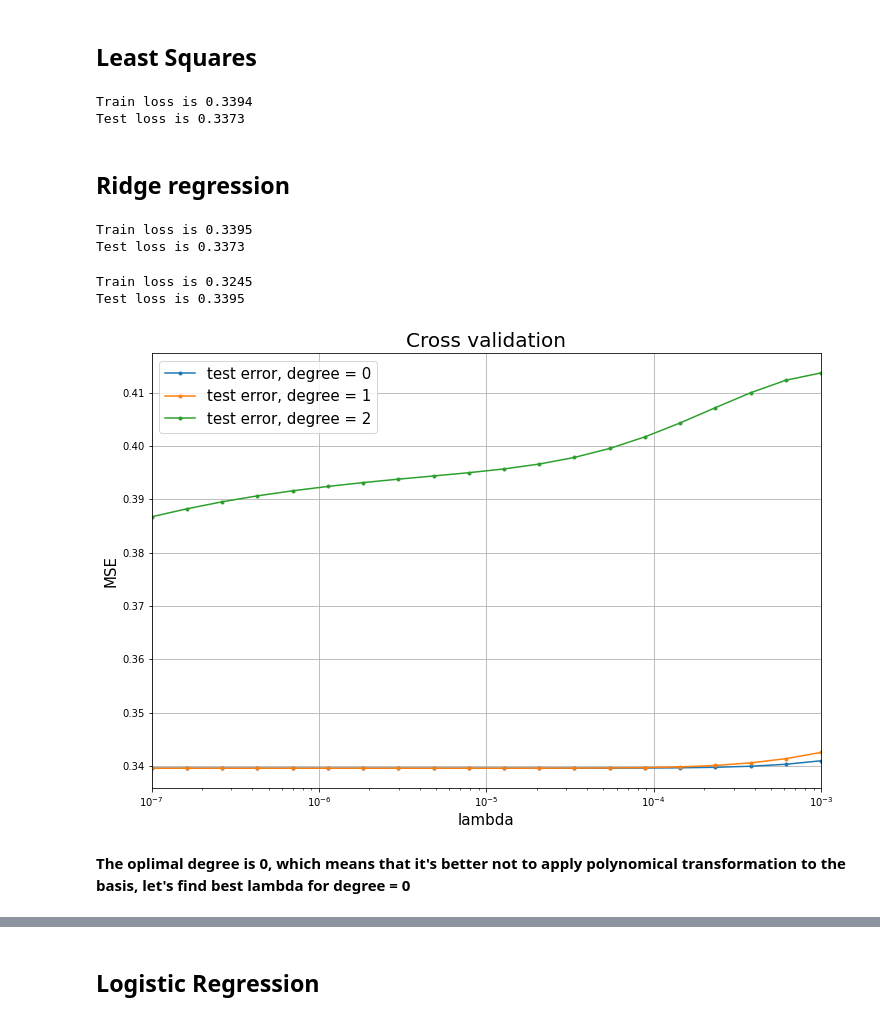
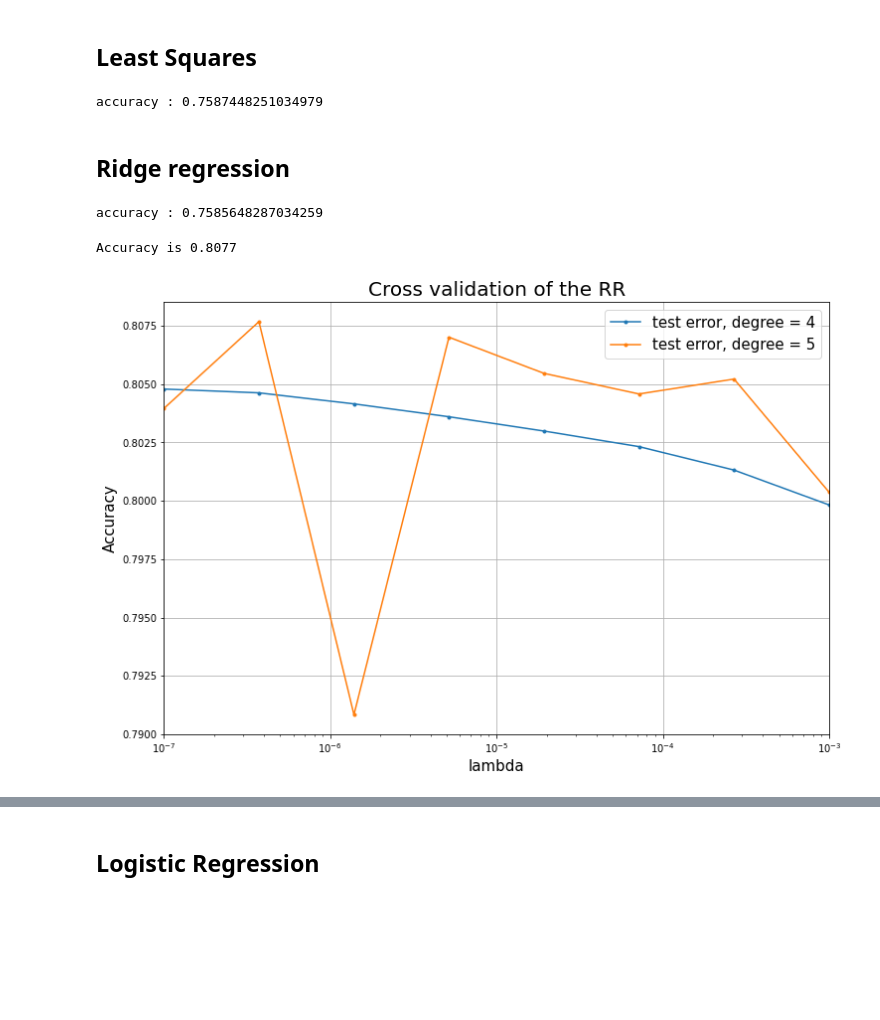
Before and after one commit to SonyaBlinova/ml-project-1-SES, a Jupyter notebook: project1.ipynb, the cells around one changed output, grey strips where cells are left out. Saved outputs shown, nothing was run; the diff lists cells and outputs as text; code cells hidden in the pictures; blank space fills up the shorter version.

```diff
--- a/project1.ipynb
+++ b/project1.ipynb
@@ -32,0 +84,13 @@ shape y : (250000,), shape x : (250000, 31)
+# %%
+jet_groups, jet_labels, del_columns = preproccess(input_data, labels)
+# %%
+means = []
+stds = []
+for i, (jet_group, jet_label) in enumerate(zip(jet_groups, jet_labels)):
+    jet_group, mean_x, std_x = standardize(jet_group)
+    means.append(mean_x)
+    stds.append(std_x)
+    jet_label, jet_group = build_model_data(jet_group, jet_label)
+    jet_groups[i] = jet_group
+    jet_labels[i] = jet_label
+    print(f'jet : {i+1}, shape y : {jet_label.shape}, shape x : {jet_group.shape}')
@@ -162,35 +258,36 @@ Test loss is 4.6449
 # %% [markdown]
 ## Least Squares
-# %%
-w, loss = least_squares(y, tx)
-test_loss = compute_mse(y_test, x_test, w)
-print("Train loss is {:.4f}".format(loss))
-print("Test loss is {:.4f}".format(test_loss))
-# %% [output]
-Train loss is 0.3394
-Test loss is 0.3373
+# %%
+y_preds = []
+for i in range(4):
+    w, loss = least_squares(y_trains[i], x_trains[i])
+
+    y_pred = predict_labels(w, x_tests[i])
+    y_preds.append(y_pred)
+
+print("accuracy :", accuracy(np.array(np.concatenate(y_preds)), np.array(np.concatenate(y_tests))))
+# %% [output]
+accuracy : 0.7587448251034979
 # %% [markdown]
 ## Ridge regression
-# %%
-w, loss = ridge_regression(y, tx, lambda_=1e-4)
-test_loss = compute_mse(y_test, x_test, w)
-print("Train loss is {:.4f}".format(loss))
-print("Test loss is {:.4f}".format(test_loss))
-# %% [output]
-Train loss is 0.3395
-Test loss is 0.3373
+# %%
+y_preds = []
+for i in range(4):
+    w, loss = ridge_regression(y_trains[i], x_trains[i], lambda_=1e-4)
+    y_pred = predict_labels(w, x_tests[i])
+    y_preds.append(y_pred)
+print("accuracy :", accuracy(np.array(np.concatenate(y_preds)), np.array(np.concatenate(y_tests))))
+# %% [output]
+accuracy : 0.7585648287034259
 # %%
 # parameters setting
 type_ = 'RR'
-bd_left = -5
-bd_right = -2
+bd_left = -7
+bd_right = -3
 # grid for hyperparameters
-lambdas = np.logspace(bd_left, bd_right, 20)
-degrees = np.arange(3)
-cross_validation_demo(type_=type_, y=y, tx=tx, bd_left=bd_left, bd_right=bd_right, lambdas=lambdas, degrees=degrees, seed=seed)
+lambdas = np.logspace(bd_left, bd_right, 8)
+degrees = np.arange(4, 6)
+cross_validation_demo(type_=type_, y=jet_labels, tx=jet_groups, bd_left=bd_left, bd_right=bd_right, lambdas=lambdas, degrees=degrees, seed=seed)
 # %% [output]
-Train loss is 0.3245
-Test loss is 0.3395
+Accuracy is 0.8077
-[figure, old version]
+[figure, new version]
-# %% [markdown]
-**The oplimal degree is 0, which means that it's better not to apply polynomical transformation to the basis, let's find best lambda for degree = 0**
```
Also changed, not shown: parts of 32 cells of this notebook, 2 other files.
